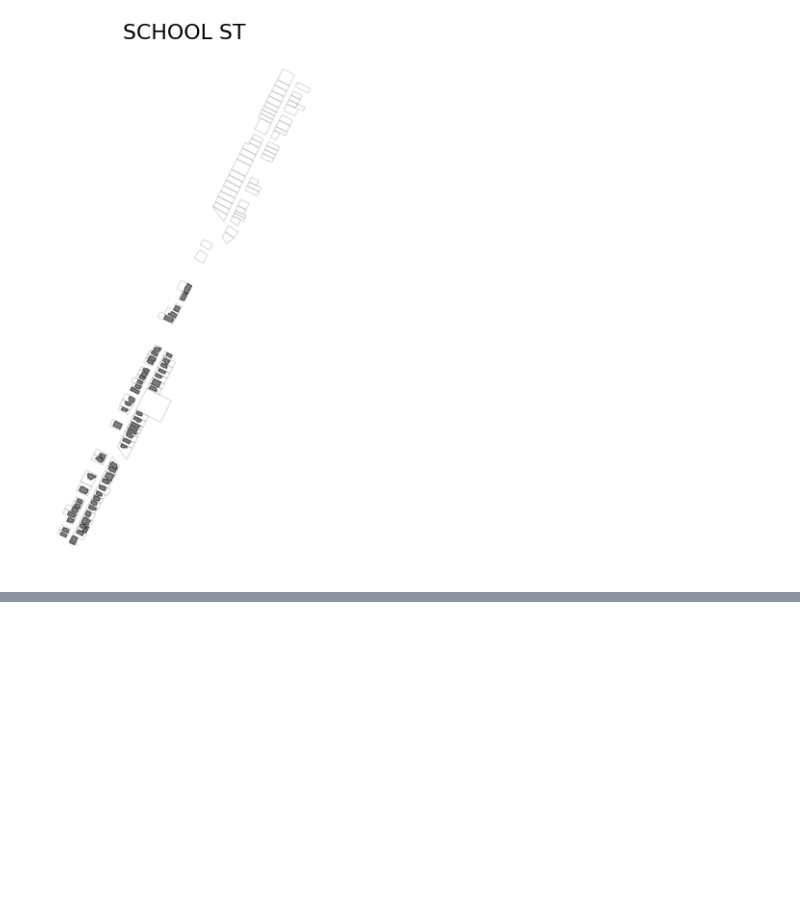
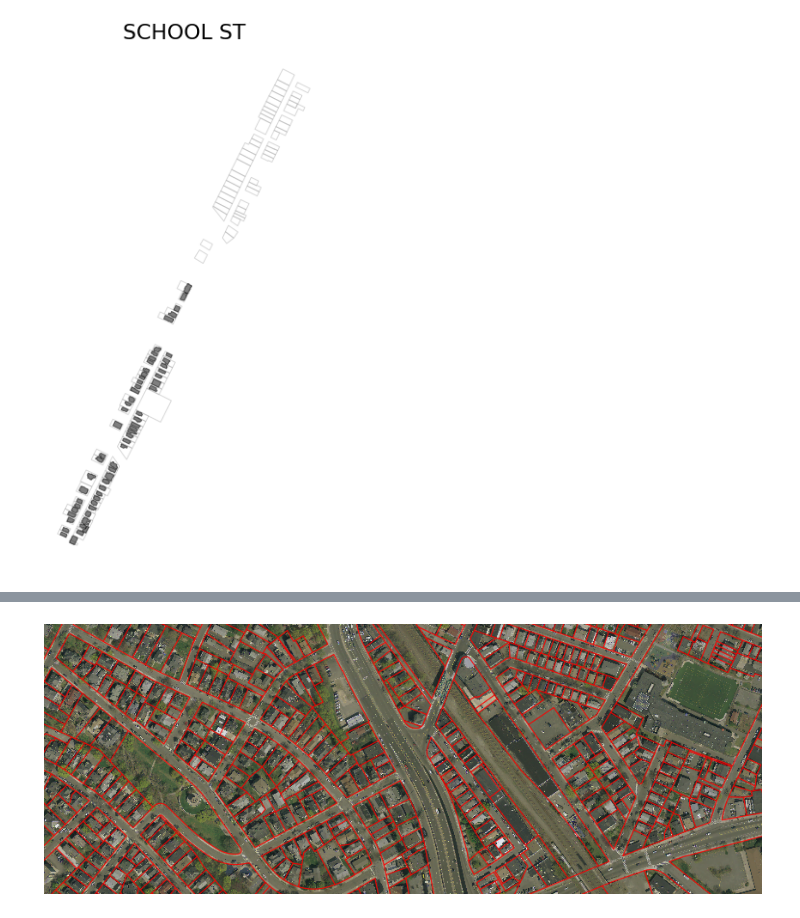
Before and after one commit to isms/ac297r-capstone-project, a Jupyter notebook: notebooks/parcel_buildings_map.ipynb, the cells around one changed output, grey strips where cells are left out. Drawn from its saved outputs; the diff is of its cells as text; code cells hidden in the pictures; blank space fills up the shorter version.

```diff
--- a/notebooks/parcel_buildings_map.ipynb
+++ b/notebooks/parcel_buildings_map.ipynb
@@ -36,0 +108,13 @@ plt.axis('off');
+# %%
+somerville_raster = rio.open('tiff/somerville_reprojected.tif')
+
+fig, ax = plt.subplots(nrows=1, ncols=1, figsize=(15, 15))
+rioplot.show((somerville_raster, [1,2,3]), ax=ax) # all 3 color channels
+parcels.plot(ax=ax, facecolor='none', edgecolor='r', alpha=0.7)
+ax.set_xlim([somerville_raster.bounds.left, somerville_raster.bounds.right])
+ax.set_ylim([somerville_raster.bounds.bottom, somerville_raster.bounds.top])
+plt.axis('off');
+
+somerville_raster.close()
+# %% [output]
+[figure, added]
```
Also changed, not shown: parts of 8 cells of this notebook.
